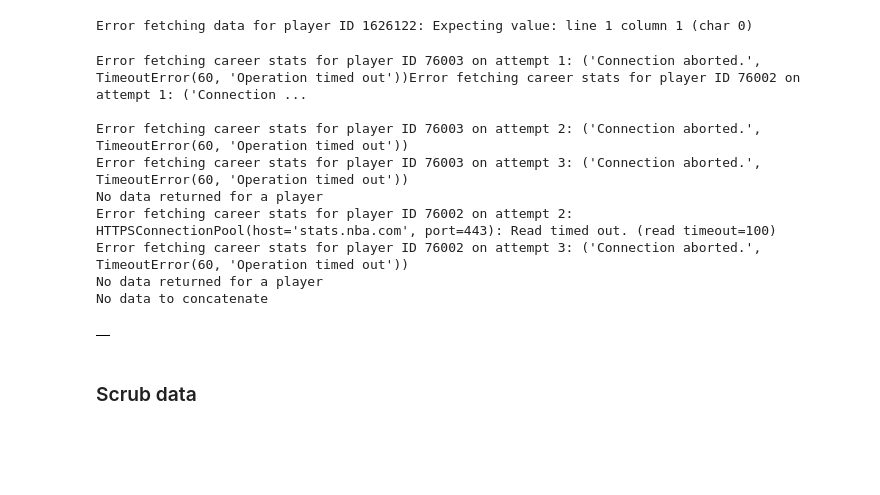
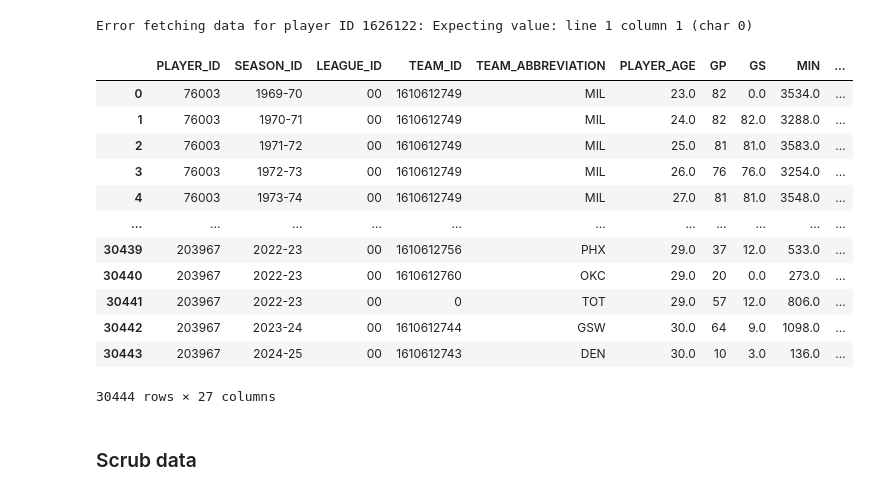
Before and after one commit to anewbegin95/nbadata, a Jupyter notebook: season_ranking.ipynb, the cells around one changed output. Drawn from its saved outputs; the diff is of its cells as text; code cells hidden in the pictures; blank space fills up the shorter version.

```diff
--- a/season_ranking.ipynb
+++ b/season_ranking.ipynb
@@ -112,19 +110,22 @@ def get_player_career_stats(player_ids, headers, max_workers=5, retries=3, delay
     else:
         print("No data to concatenate")
         return pd.DataFrame()  # Return an empty DataFrame if no data is available
-# %%
-# Test our new function for two players
-test_ids = ['76003', '76002']
-df_test = get_player_career_stats(test_ids, headers)
-df_test.head()
-# %% [output]
-Error fetching career stats for player ID 76003 on attempt 1: ('Connection aborted.', TimeoutError(60, 'Operation timed out'))Error fetching career stats for player ID 76002 on attempt 1: ('Connection ...
-
-Error fetching career stats for player ID 76003 on attempt 2: ('Connection aborted.', TimeoutError(60, 'Operation timed out'))
-Error fetching career stats for player ID 76003 on attempt 3: ('Connection aborted.', TimeoutError(60, 'Operation timed out'))
-No data returned for a player
-Error fetching career stats for player ID 76002 on attempt 2: HTTPSConnectionPool(host='stats.nba.com', port=443): Read timed out. (read timeout=100)
-Error fetching career stats for player ID 76002 on attempt 3: ('Connection aborted.', TimeoutError(60, 'Operation timed out'))
-No data returned for a player
-No data to concatenate
-|  |
+# %%
+# Run the function to get player career stats for all player IDs
+
+df_player_career_stats = get_player_career_stats(player_ids, headers)
+df_player_career_stats
+# %% [output]
+|  | PLAYER_ID | SEASON_ID | LEAGUE_ID | TEAM_ID | TEAM_ABBREVIATION | PLAYER_AGE | GP | GS | MIN | ... |
+| 0 | 76003 | 1969-70 | 00 | 1610612749 | MIL | 23.0 | 82 | 0.0 | 3534.0 | ... |
+| 1 | 76003 | 1970-71 | 00 | 1610612749 | MIL | 24.0 | 82 | 82.0 | 3288.0 | ... |
+| 2 | 76003 | 1971-72 | 00 | 1610612749 | MIL | 25.0 | 81 | 81.0 | 3583.0 | ... |
+| 3 | 76003 | 1972-73 | 00 | 1610612749 | MIL | 26.0 | 76 | 76.0 | 3254.0 | ... |
+| 4 | 76003 | 1973-74 | 00 | 1610612749 | MIL | 27.0 | 81 | 81.0 | 3548.0 | ... |
+| ... | ... | ... | ... | ... | ... | ... | ... | ... | ... | ... |
+| 30439 | 203967 | 2022-23 | 00 | 1610612756 | PHX | 29.0 | 37 | 12.0 | 533.0 | ... |
+| 30440 | 203967 | 2022-23 | 00 | 1610612760 | OKC | 29.0 | 20 | 0.0 | 273.0 | ... |
+| 30441 | 203967 | 2022-23 | 00 | 0 | TOT | 29.0 | 57 | 12.0 | 806.0 | ... |
+| 30442 | 203967 | 2023-24 | 00 | 1610612744 | GSW | 30.0 | 64 | 9.0 | 1098.0 | ... |
+| 30443 | 203967 | 2024-25 | 00 | 1610612743 | DEN | 30.0 | 10 | 3.0 | 136.0 | ... |
+30444 rows × 27 columns
```
Also changed, not shown: parts of 2 cells of this notebook, 3 other files.
